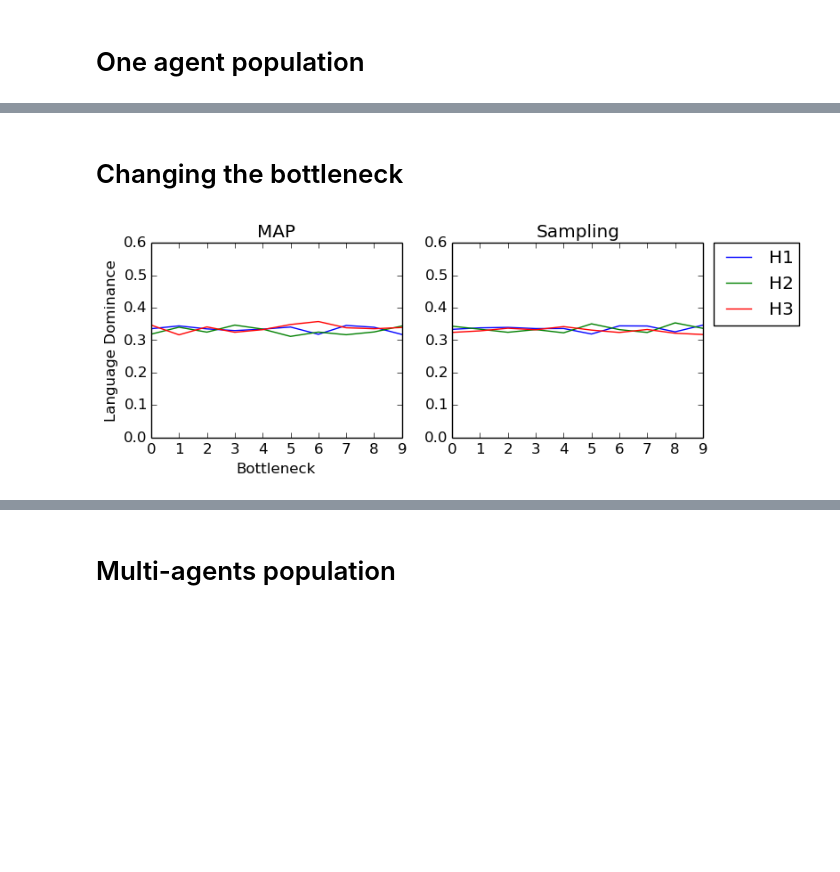
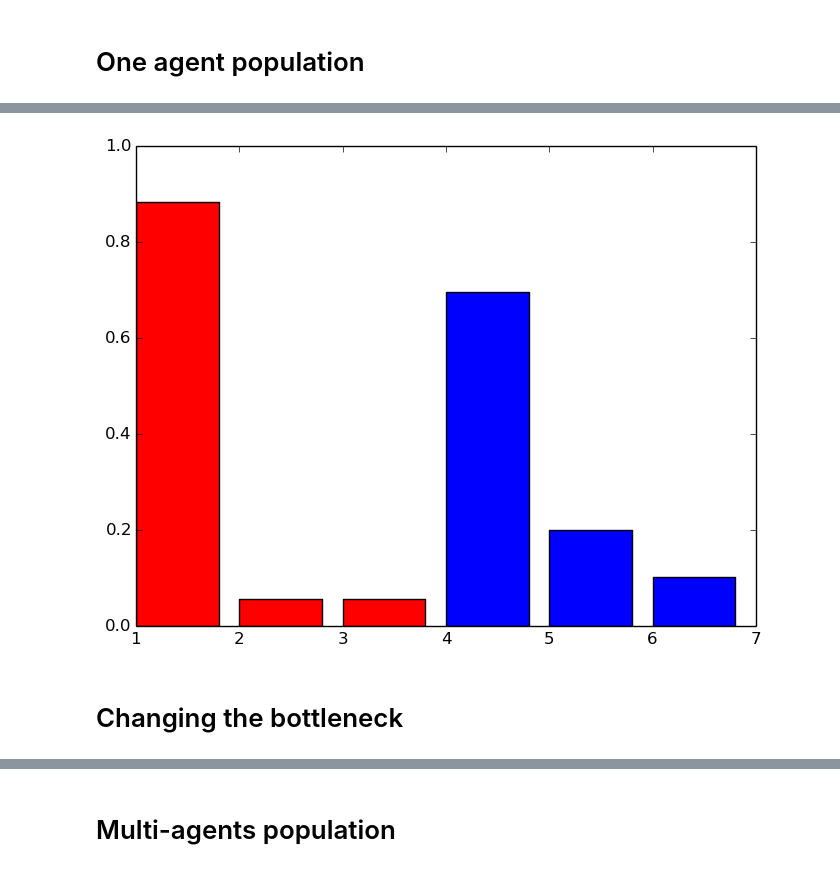
Before and after one commit to dostodabsi/bayesian_ILM, a Jupyter notebook: presentation/presentation.ipynb, the cells around one changed output, grey strips where cells are left out. Saved outputs shown, nothing was run; the diff lists cells and outputs as text; code cells hidden in the pictures; blank space fills up the shorter version.

```diff
--- a/presentation/presentation.ipynb
+++ b/presentation/presentation.ipynb
@@ -269,7 +269,6 @@ function simulate(;MAP=true, N_sam=1, N_gen=10000,
     posterior = zeros(N_pop, N_hyp)
     agents_posterior = zeros(N_pop, N_hyp)
     agents_hypothesis = zeros(N_pop, 1)
-    posterior_mean = zeros(N_pop, N_hyp)
 
     # priors over hypotheses over populations
     priors = log(priors)
@@ -294,7 +293,6 @@ function simulate(;MAP=true, N_sam=1, N_gen=10000,
 
             agents_posterior[i, :] = bayes_rule(priors[i, :], likelihood)
             posterior_history[generation, :, :] = agents_posterior
-            posterior_mean[i, :] = sum(posterior_history[:, i, :]) ./ N_gen
 
             if MAP
                 ############################
@@ -350,6 +348,7 @@ end;
 # One agent population
 # %%
 bottleneck = 3 # information bottleneck
-prior = [.8 .1 .1] # 1 prior => 1 agent per population; 3 Elements => 3 data points
+prior = [.7 .2 .1] # 1 prior => 1 agent per population; 3 Elements => 3 data points
+#prior = [1/3 1/3 1/3]
 hypotheses = [.6 .2 .2; .2 .6 .2; .2 .2 .6];
 # %%
@@ -365,2 +358,6 @@ one_sampling = simulate(MAP = false, priors = prior, H = hypotheses, N_sam = bot
+# %%
+plot_population([one_map one_sampling]');
+# %% [output]
+[figure, added]
 # %% [markdown]
 # Changing the bottleneck
@@ -372,16 +363,0 @@ sampling = simulate_bottlenecks(MAP = false);
-# %%
-subplot(221);
-plot(map);
-xlabel("Bottleneck");
-ylabel("Language Dominance");
-ylim([0, .6])
-title("MAP")
-
-subplot(222);
-plot(sampling);
-legend(["H1", "H2", "H3"], bbox_to_anchor=(1.42, 1.048));
-ylim([0, .6])
-title("Sampling")
-;
-# %% [output]
-[figure, removed]
```
Also changed, not shown: parts of 22 cells of this notebook, 2 other files.
